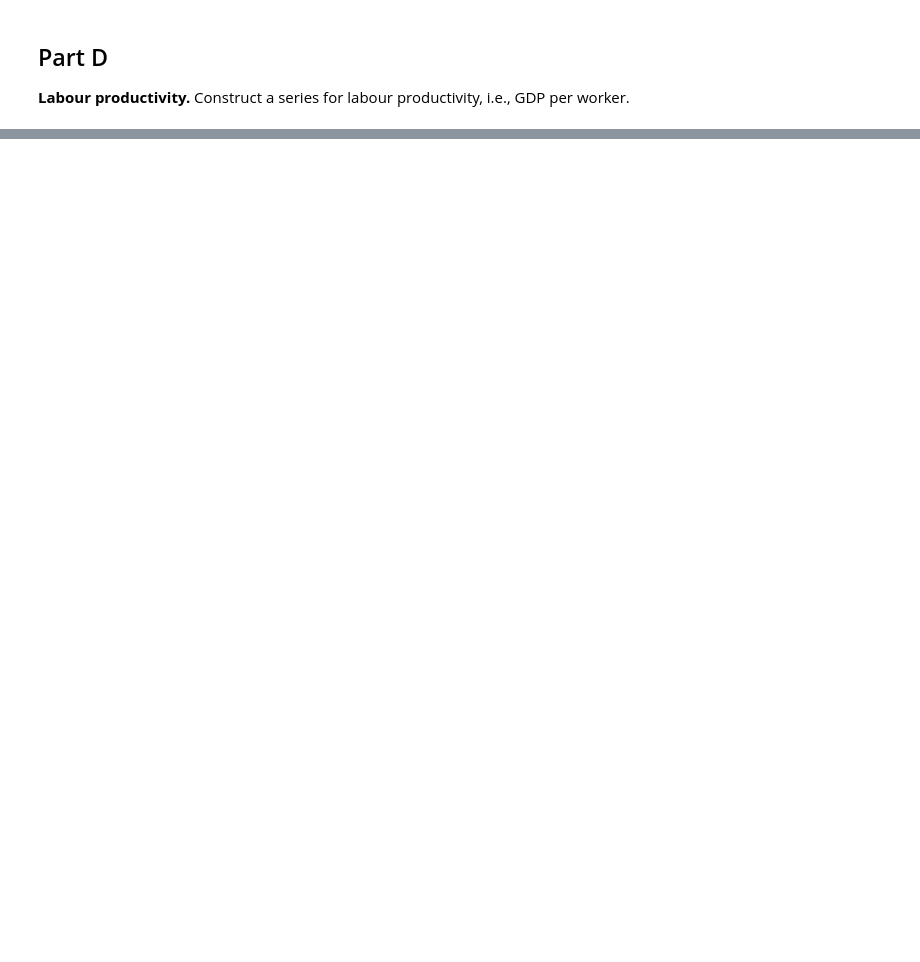
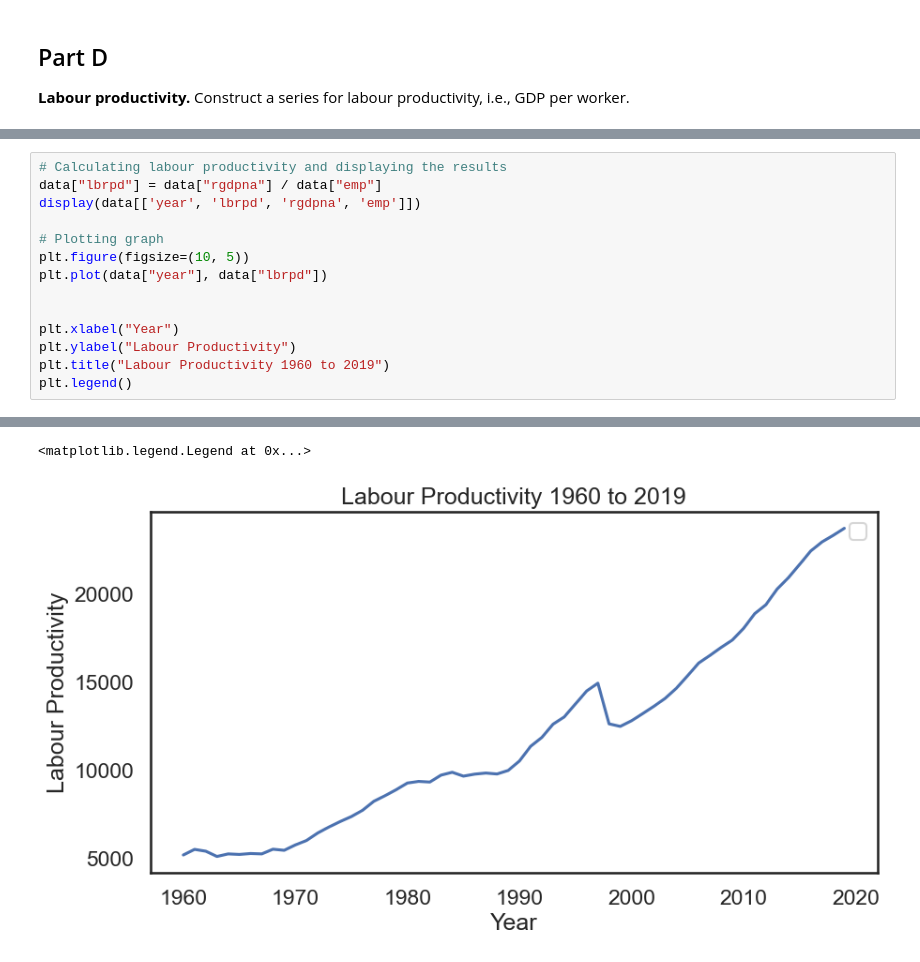
Before and after one commit to ec2b1-case-study/growth-analysis-indonesia, a Jupyter notebook: hanya.ipynb, the cells around one changed output, grey strips where cells are left out. Saved outputs shown, nothing was run; the diff lists cells and outputs as text; blank space fills up the shorter version.

```diff
--- a/hanya.ipynb
+++ b/hanya.ipynb
@@ -414,0 +428,15 @@ display(data)
+# %%
+# Calculating labour productivity and displaying the results
+data["lbrpd"] = data["rgdpna"] / data["emp"]
+display(data[['year', 'lbrpd', 'rgdpna', 'emp']])
+
+# Plotting graph
+plt.figure(figsize=(10, 5))
+plt.plot(data["year"], data["lbrpd"])
+
+
+plt.xlabel("Year")
+plt.ylabel("Labour Productivity")
+plt.title("Labour Productivity 1960 to 2019")
+plt.legend()
+# %% [output]
@@ -414,0 +460,2 @@ display(data)
+<matplotlib.legend.Legend at 0x...>
+[figure, added]
```
Also changed, not shown: parts of 7 cells of this notebook.
